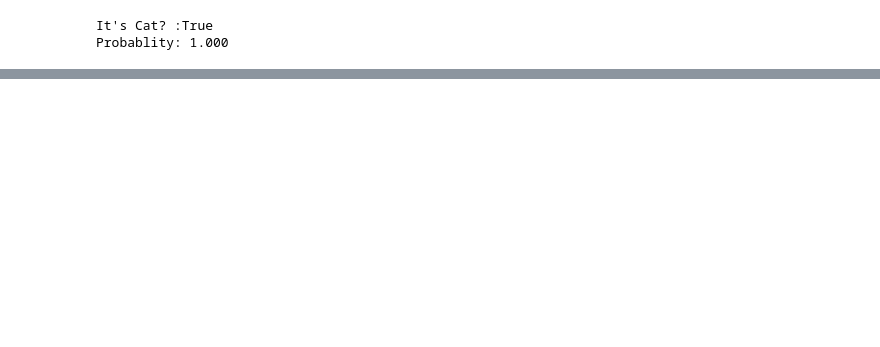
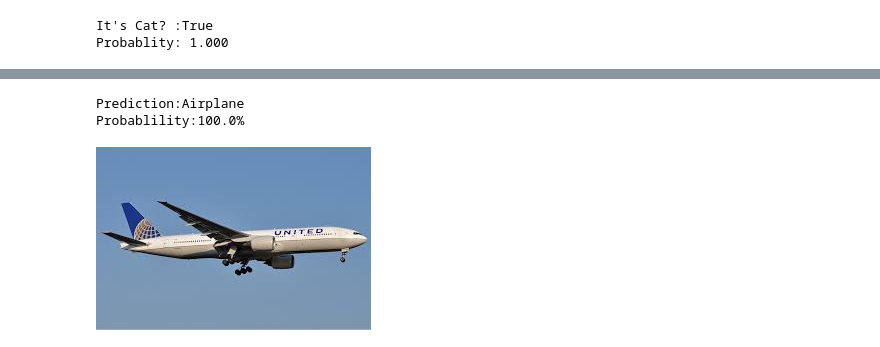
Before and after one commit to baxronovferuz1/DataScience_Np, a Jupyter notebook: Deep_Learning.ipynb, the cells around one changed output, grey strips where cells are left out. Drawn from its saved outputs; the diff is of its cells as text; code cells hidden in the pictures; blank space fills up the shorter version.

```diff
--- a/Deep_Learning.ipynb
+++ b/Deep_Learning.ipynb
@@ -53,0 +161,7 @@ Probablity: 1.000
+# %%
+img=PILImage.create(upload.data[-1])
+pred,pred_id,probs=learn.predict(img)
+print(f"Prediction:{pred}")
+print(f"Probablility:{probs[pred_id]*100:.1f}%")
+img
+# %% [output]
@@ -53,0 +169,3 @@ Probablity: 1.000
+Prediction:Airplane
+Probablility:100.0%
+[figure, added]
```
Also changed, not shown: parts of 10 cells of this notebook.
